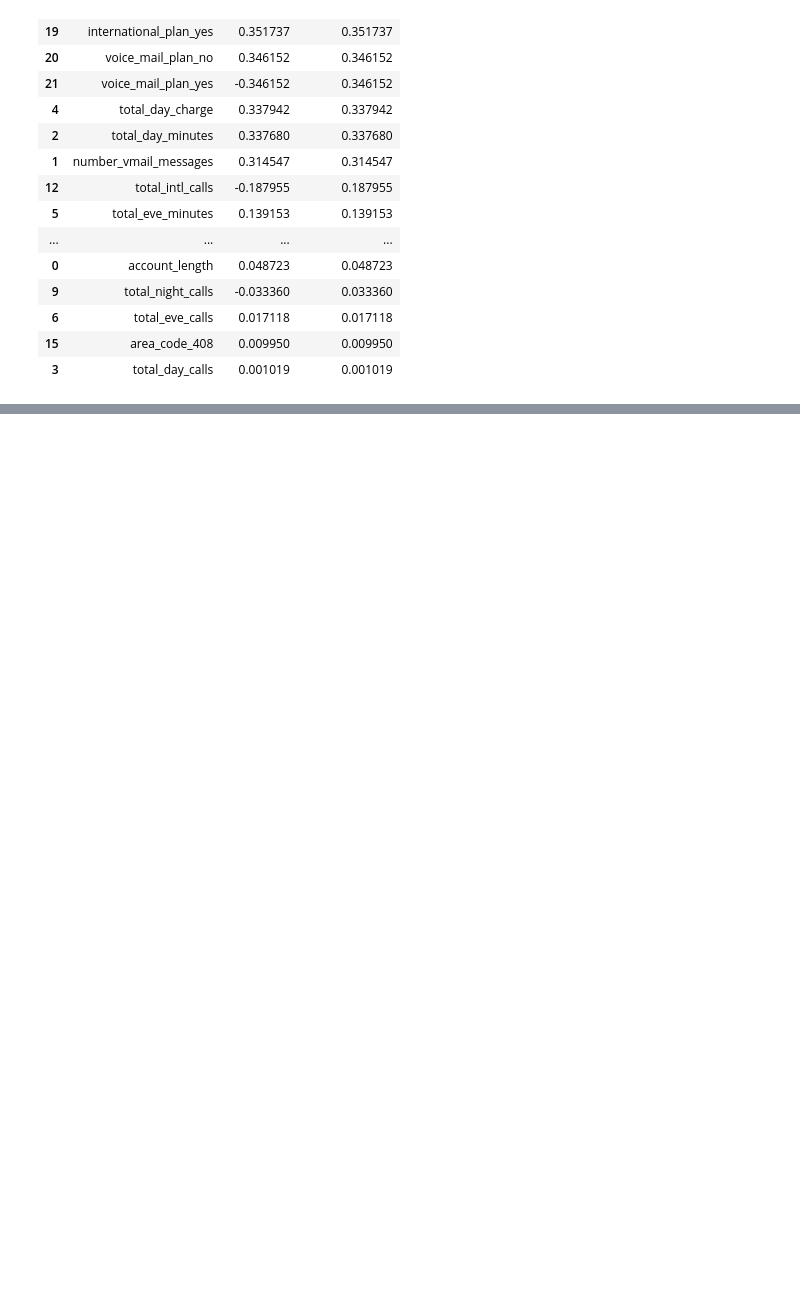
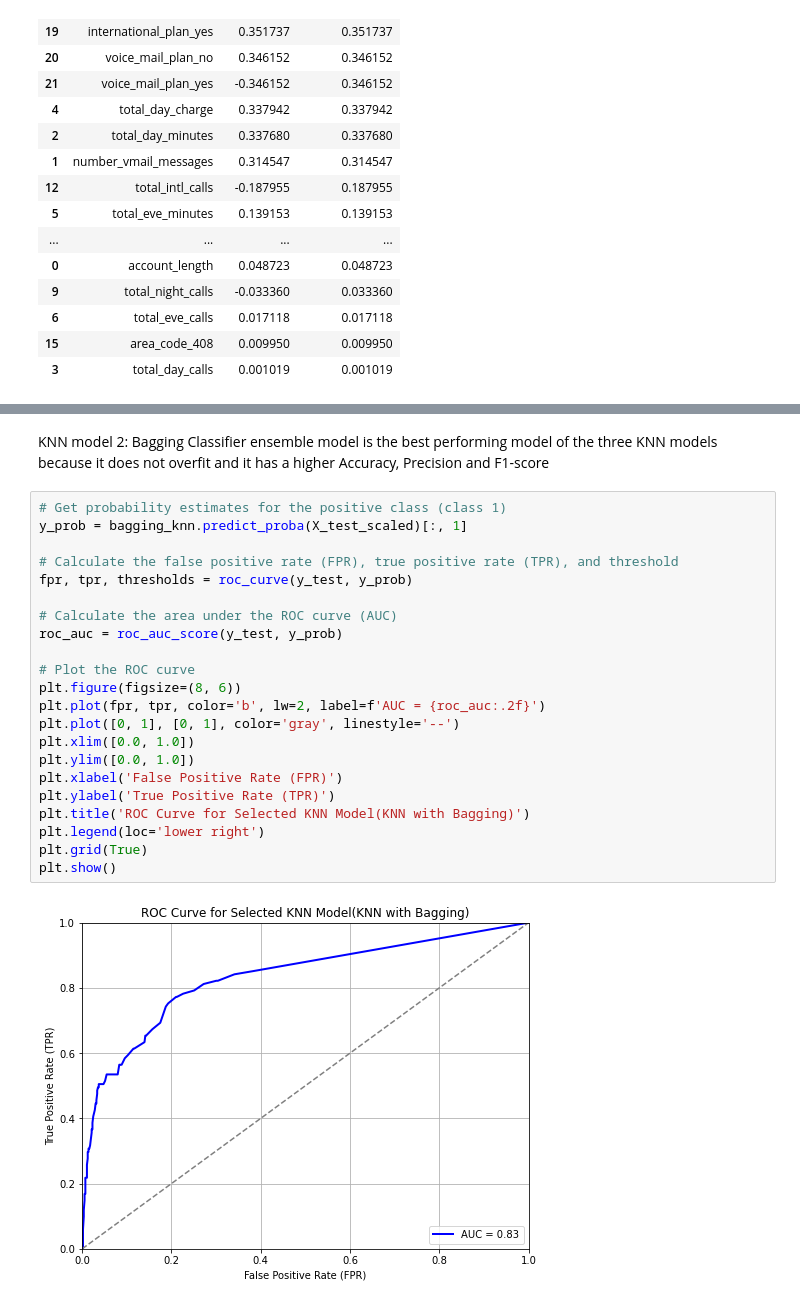
Before and after one commit to Bonifacemutwiri17/Customer-Churn-Prediction-Project, a Jupyter notebook: Customer Churn .ipynb, the cells around one changed output, grey strips where cells are left out. Cells and saved outputs as stored; diff of their text form; blank space fills up the shorter version.

```diff
--- a/Customer Churn .ipynb
+++ b/Customer Churn .ipynb
@@ -910,0 +1077,26 @@ coefficients_df
+# %% [markdown]
+KNN model 2: Bagging Classifier ensemble model is the best performing model of the three KNN models because it does not overfit and it has a higher Accuracy, Precision and F1-score
+# %%
+# Get probability estimates for the positive class (class 1)
+y_prob = bagging_knn.predict_proba(X_test_scaled)[:, 1]
+
+# Calculate the false positive rate (FPR), true positive rate (TPR), and threshold
+fpr, tpr, thresholds = roc_curve(y_test, y_prob)
+
+# Calculate the area under the ROC curve (AUC)
+roc_auc = roc_auc_score(y_test, y_prob)
+
+# Plot the ROC curve
+plt.figure(figsize=(8, 6))
+plt.plot(fpr, tpr, color='b', lw=2, label=f'AUC = {roc_auc:.2f}')
+plt.plot([0, 1], [0, 1], color='gray', linestyle='--')
+plt.xlim([0.0, 1.0])
+plt.ylim([0.0, 1.0])
+plt.xlabel('False Positive Rate (FPR)')
+plt.ylabel('True Positive Rate (TPR)')
+plt.title('ROC Curve for Selected KNN Model(KNN with Bagging)')
+plt.legend(loc='lower right')
+plt.grid(True)
+plt.show()
+# %% [output]
+[figure, added]
```
Also changed, not shown: parts of 12 cells of this notebook.
